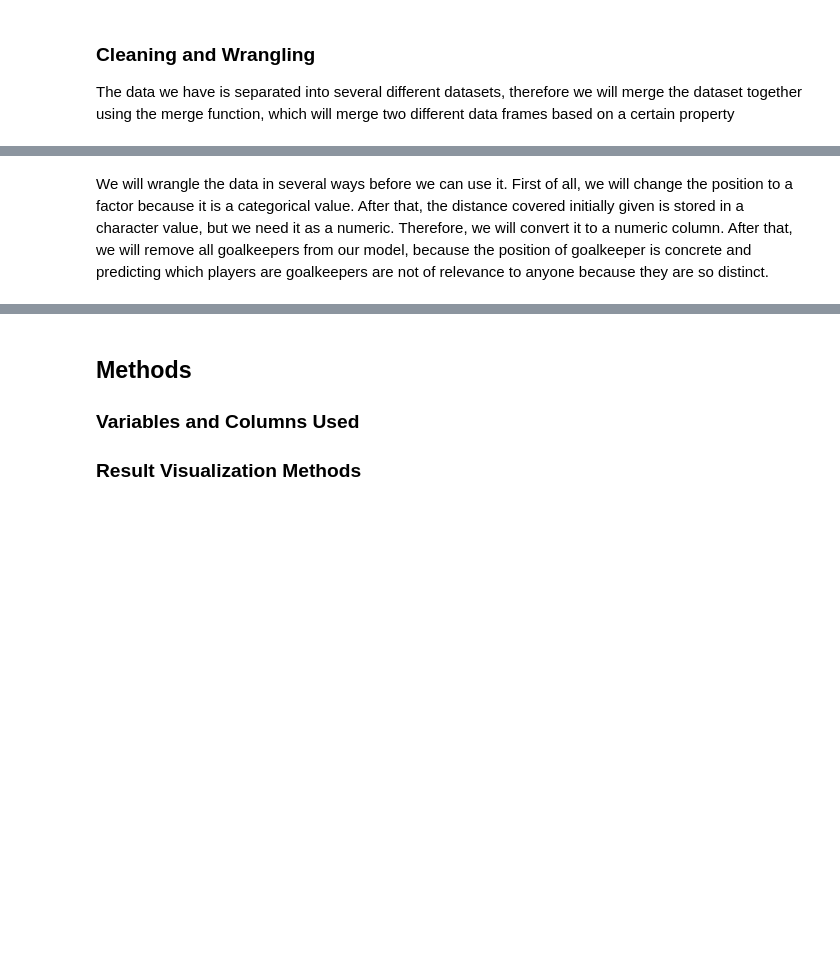
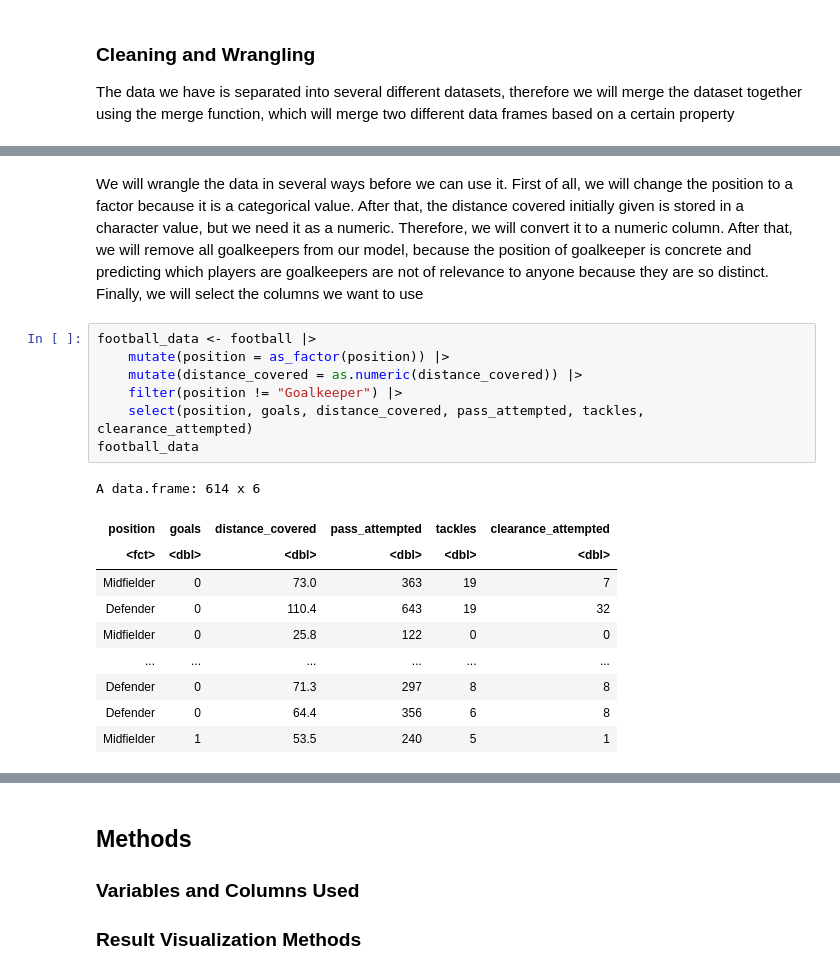
Before and after one commit to JoelGunawan/dsci-100-009-group-8, a Jupyter notebook: Proposal.ipynb, the cells around one changed output, grey strips where cells are left out. Saved outputs shown, nothing was run; the diff lists cells and outputs as text; blank space fills up the shorter version.

```diff
--- a/Proposal.ipynb
+++ b/Proposal.ipynb
@@ -41,2 +85,20 @@ ERROR: Error in eval(expr, envir, enclos): object 'key_stats' not found
 # %% [markdown]
-We will wrangle the data in several ways before we can use it. First of all, we will change the position to a factor because it is a categorical value. After that, the distance covered initially given is stored in a character value, but we need it as a numeric. Therefore, we will convert it to a numeric column. After that, we will remove all goalkeepers from our model, because the position of goalkeeper is concrete and predicting which players are goalkeepers are not of relevance to anyone because they are so distinct.
+We will wrangle the data in several ways before we can use it. First of all, we will change the position to a factor because it is a categorical value. After that, the distance covered initially given is stored in a character value, but we need it as a numeric. Therefore, we will convert it to a numeric column. After that, we will remove all goalkeepers from our model, because the position of goalkeeper is concrete and predicting which players are goalkeepers are not of relevance to anyone because they are so distinct. Finally, we will select the columns we want to use
+# %%
+football_data <- football |>
+    mutate(position = as_factor(position)) |>
+    mutate(distance_covered = as.numeric(distance_covered)) |>
+    filter(position != "Goalkeeper") |>
+    select(position, goals, distance_covered, pass_attempted, tackles, clearance_attempted)
+football_data
+# %% [output]
+A data.frame: 614 x 6
+| position | goals | distance_covered | pass_attempted | tackles | clearance_attempted |
+| <fct> | <dbl> | <dbl> | <dbl> | <dbl> | <dbl> |
+| Midfielder | 0 | 73.0 | 363 | 19 | 7 |
+| Defender | 0 | 110.4 | 643 | 19 | 32 |
+| Midfielder | 0 | 25.8 | 122 | 0 | 0 |
+| ... | ... | ... | ... | ... | ... |
+| Defender | 0 | 71.3 | 297 | 8 | 8 |
+| Defender | 0 | 64.4 | 356 | 6 | 8 |
+| Midfielder | 1 | 53.5 | 240 | 5 | 1 |
```
Also changed, not shown: parts of 11 cells of this notebook.
